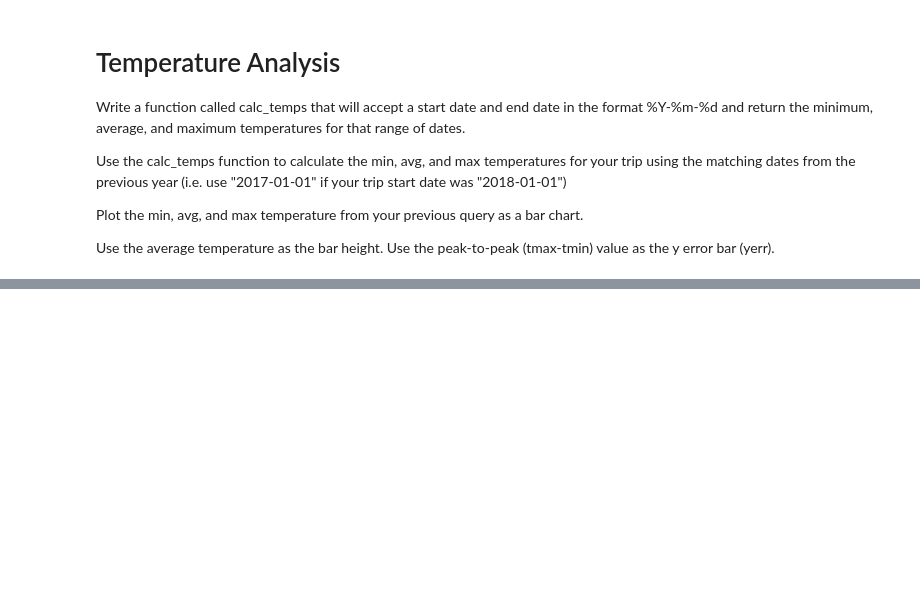
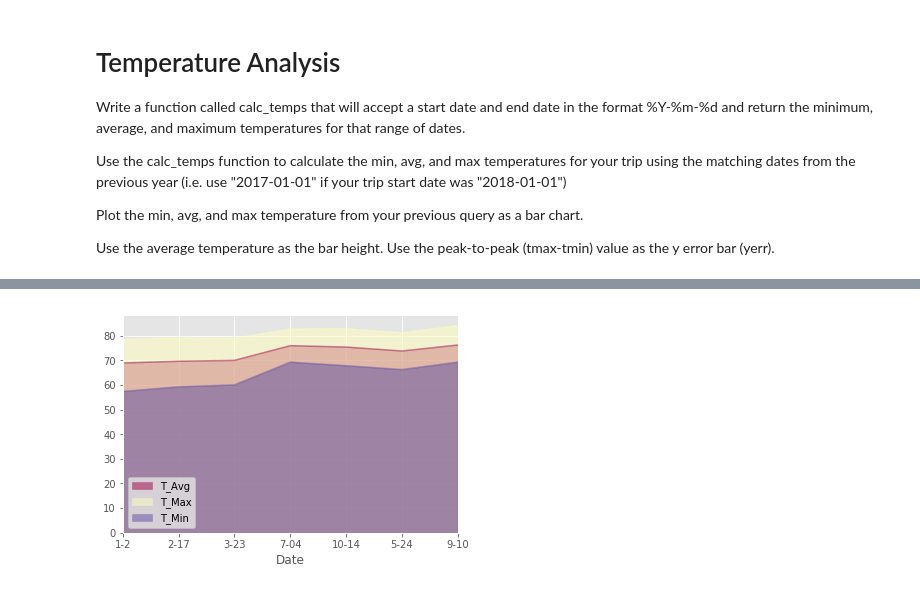
Before and after one commit to sunitharamar/HomeWork9-Sequelize, a Jupyter notebook: climate_analysis.ipynb, the cells around one changed output, grey strips where cells are left out. Drawn from its saved outputs; the diff is of its cells as text; code cells hidden in the pictures; blank space fills up the shorter version.

```diff
--- a/climate_analysis.ipynb
+++ b/climate_analysis.ipynb
@@ -380,0 +442,23 @@ The trip minimum temperature is: 65 degrees
+# %%
+#Create a list of dates for your trip in the format `%m-%d`. Use the `daily_normals` function to calculate the
+#normals for each date string and append the results to a list.
+#Load the list of daily normals into a Pandas DataFrame and set the index equal to the date.
+
+chosen_date_tmin_list = []
+chosen_date_tavg_list = []
+chosen_date_tmax_list = []
+
+chosen_date_list = ['1-2','2-17','3-23', '7-04', '10-14', '5-24', '9-10']
+
+for chosen_date in chosen_date_list:
+
+    min_temp, avg_temp, max_temp = daily_normals(chosen_date)
+
+    chosen_date_tmin_list.append(min_temp)
+    chosen_date_tavg_list.append(avg_temp)
+    chosen_date_tmax_list.append(max_temp)
+next
+info_data = {"Date": chosen_date_list, "T_Min": chosen_date_tmin_list, "T_Avg": chosen_date_tavg_list, "T_Max": chosen_date_tmax_list}
+info_df = pd.DataFrame(info_data)
+info_df.set_index('Date', inplace=True, )
+info_df
@@ -380,0 +475,6 @@ The trip minimum temperature is: 65 degrees
+# %%
+#Use Pandas to plot an area plot (`stacked=False`) for the daily normals.
+info_df.plot(kind='area', stacked=False, alpha=0.5, colormap='Spectral')
+plt.show()
+# %% [output]
+[figure, added]
```
Also changed, not shown: parts of 17 cells of this notebook, 15 other files.
